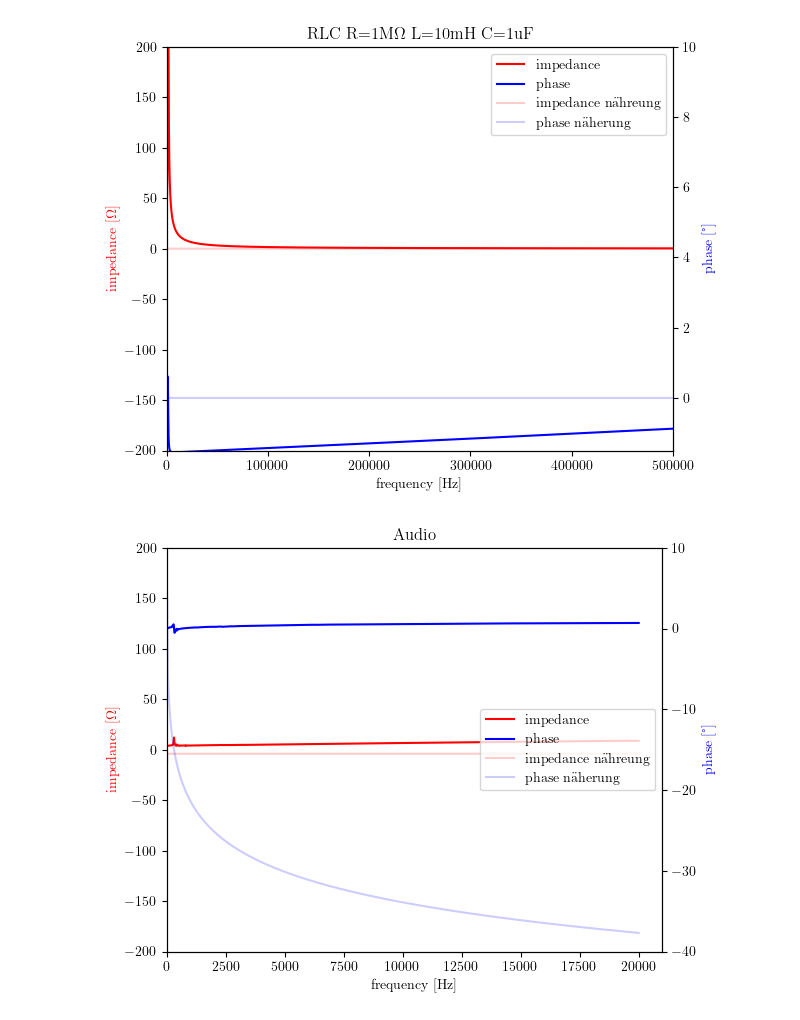
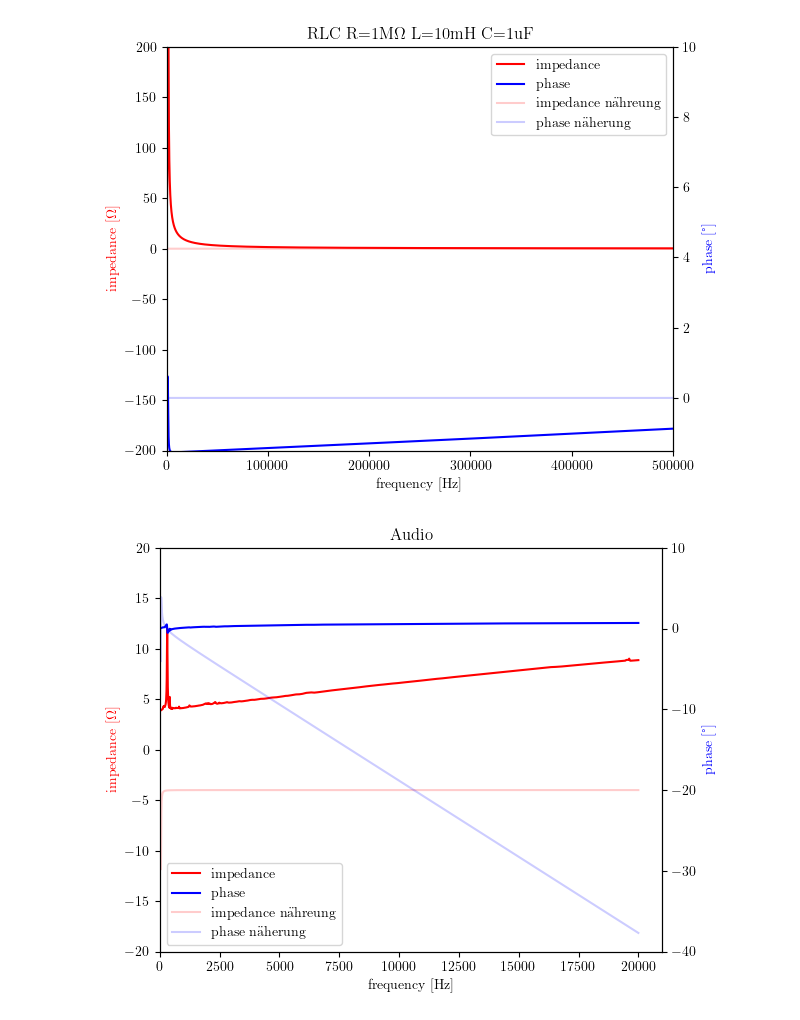
Before and after one commit to gravity225/impedanz, a Jupyter notebook: impedanz.ipynb, the cells around one changed output. Cells and saved outputs as stored; diff of their text form; code cells hidden in the pictures.

Commit message:
files sarah in ordner organisiert + audio näherung plot

```diff
--- a/impedanz.ipynb
+++ b/impedanz.ipynb
@@ -489,21 +529,15 @@ zwei_plots(four_data2, four_data1, sarah_RLC_y1, four_data3, sarah_RLC_y2, x1,y1
 # %%
 # Näherung audio
 change_first_line_sarah("Lautsprecher.txt")
 sarah_audio = read_sarah_file("Lautsprecher.txt")
 
-# Länge vom Datenset von Sarah von 50001 zu 5001 Zeilen anpassen
-adjusted_sarah_audio_y1 = sarah_audio_y1.sample(n=len(five_data1), replace=True)
-adjusted_sarah_audio_y2 = sarah_audio_y2.sample(n=len(five_data1), replace=True)
-
-s_adjusted = sarah_audio.iloc[::10]
-
-sarah_x = s_adjusted.column1
-sarah_audio_y1 = s_adjusted.column2
-sarah_audio_y2 = s_adjusted.column3
+sarah_audio_x = sarah_audio.column1
+sarah_audio_y1 = sarah_audio.column2
+sarah_audio_y2 = sarah_audio.column3
 
 x1 = "frequency [Hz]"
 y1 = "impedance [$\Omega$]"
 y2 = "phase [°]"
-zwei_plots(five_data2, five_data1, sarah_audio_y1, five_data3, sarah_audio_y2, x1,y1,y2, "Audio", "audio", xmin=0, xmax=21000, ymin1=-200, ymax1=200, ymin2=-40, ymax2=10)
+zwei_plots(five_data2, five_data1, sarah_audio_x, sarah_audio_y1, five_data3, sarah_audio_y2, x1,y1,y2, "Audio", "audio", xmin=0, xmax=21000, ymin1=-20, ymax1=20, ymin2=-40, ymax2=10)
 # %% [output]
-[figure, old version]
+[figure, new version]
```
Also changed, not shown: parts of 8 cells of this notebook, 9 other files.
